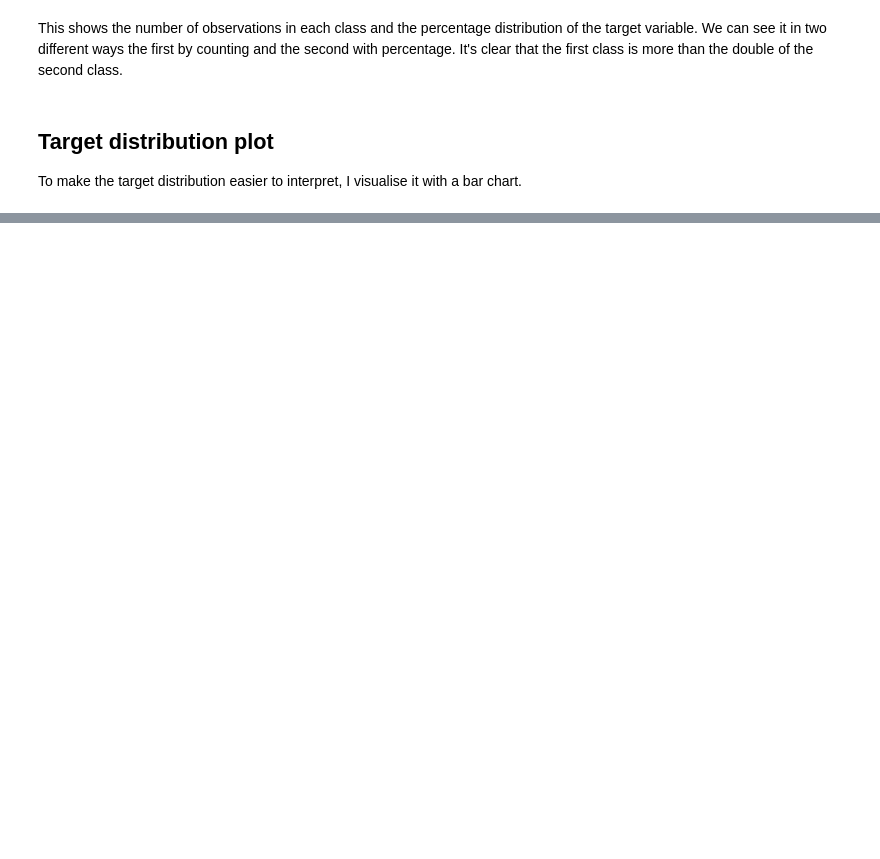
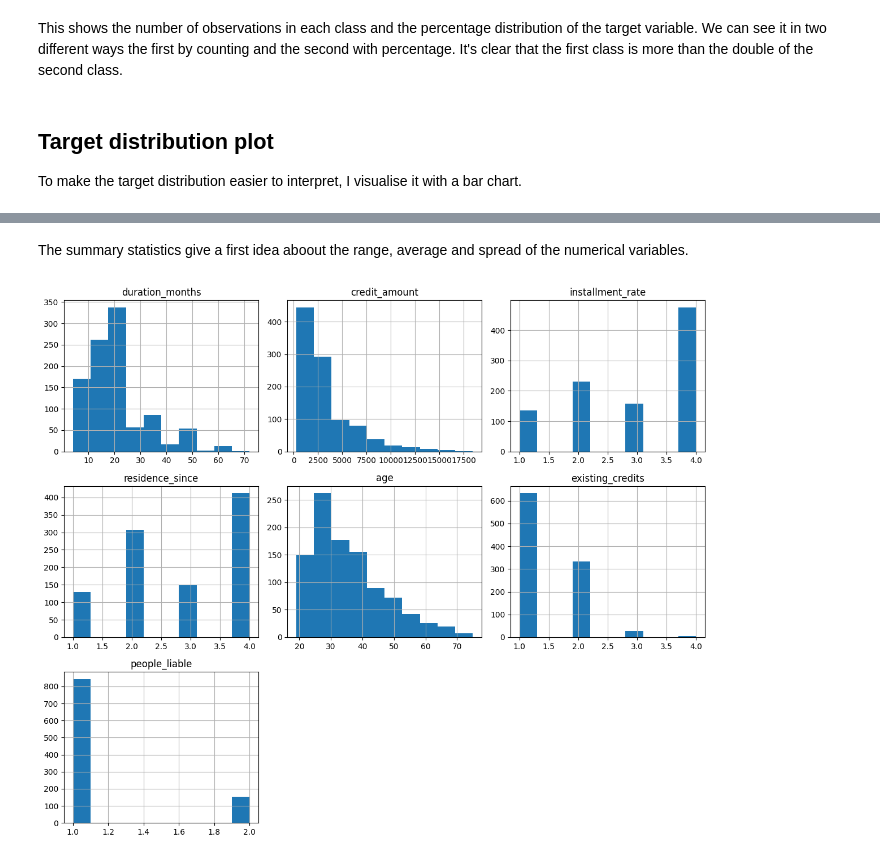
Before and after one commit to mary-ammar/credit-risk-modeling, a Jupyter notebook: notebooks/03_data_exploration.ipynb, the cells around one changed output, grey strips where cells are left out. Drawn from its saved outputs; the diff is of its cells as text; code cells hidden in the pictures; blank space fills up the shorter version.

```diff
--- a/notebooks/03_data_exploration.ipynb
+++ b/notebooks/03_data_exploration.ipynb
@@ -225,0 +157,9 @@ Now that i have loaded the dataset and checked its general structure, the next s
+# %%
+X = df.drop(columns=[target_col])
+y = df[target_col]
+
+num_cols = X.select_dtypes(include=np.number).columns.tolist()
+cat_cols = X.select_dtypes(exclude=np.number).columns.tolist()
+
+print("Numerical columns:", num_cols)
+print("Categorical columns:", cat_cols)
@@ -225,0 +185,8 @@ Now that i have loaded the dataset and checked its general structure, the next s
+# %% [markdown]
+The summary statistics give a first idea aboout the range, average and spread of the numerical variables.
+# %%
+df[num_cols].hist(figsize=(12,10))
+plt.tight_layout()
+plt.show()
+# %% [output]
+[figure, added]
```
Also changed, not shown: parts of 62 cells of this notebook.
